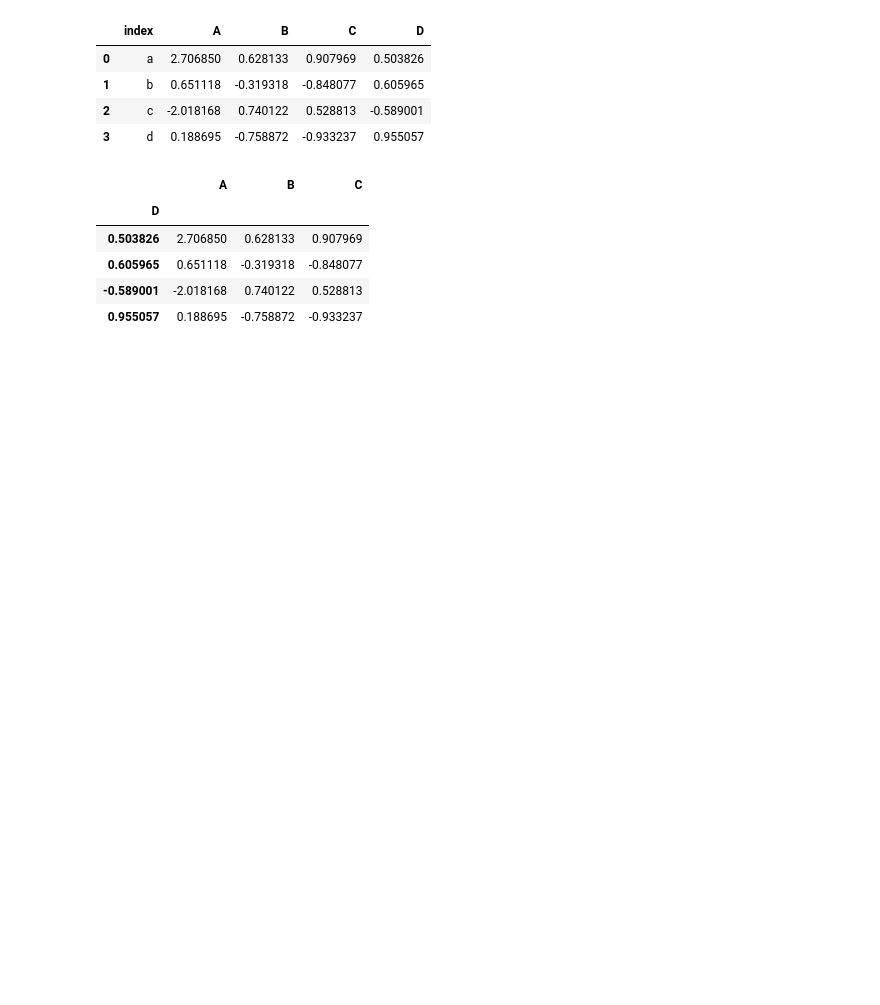
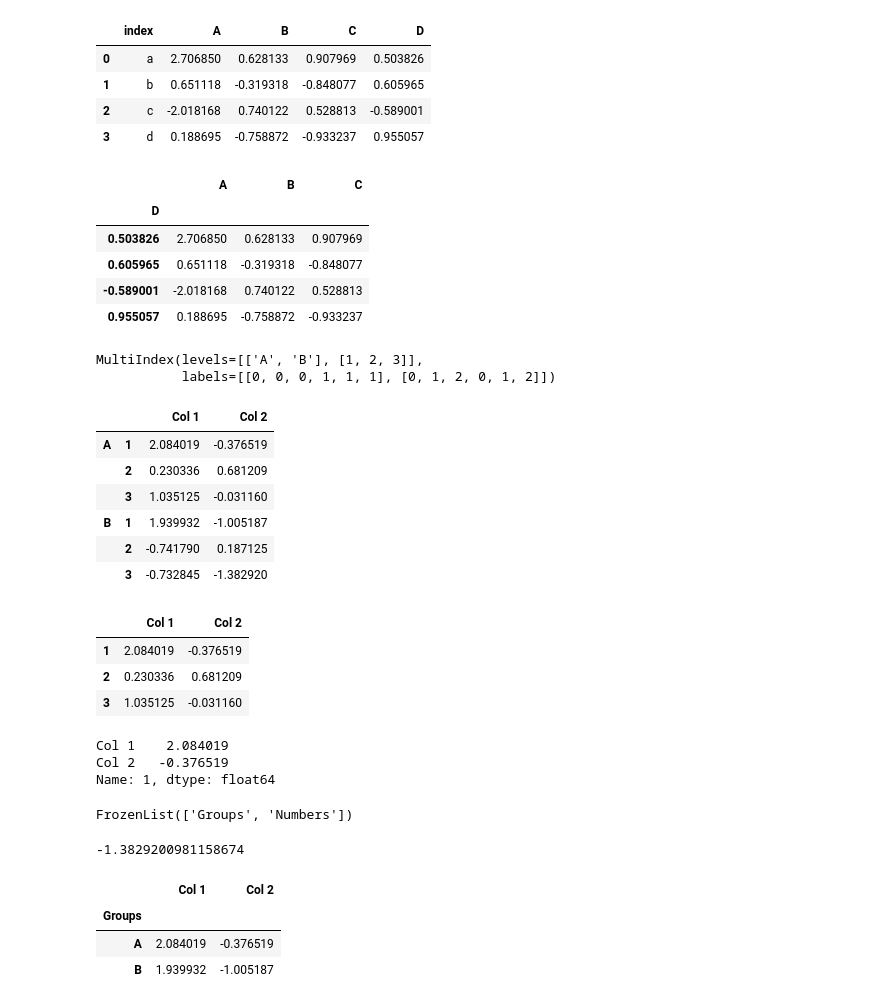
Before and after one commit to EgorFollia/Python_for_DataScience_and_MachineLearning, a Jupyter notebook: Pandas_DataAnalysis/Pandas_DataFrames.ipynb, the cells around one changed output. Drawn from its saved outputs; the diff is of its cells as text; code cells hidden in the pictures; blank space fills up the shorter version.

```diff
--- a/Pandas_DataAnalysis/Pandas_DataFrames.ipynb
+++ b/Pandas_DataAnalysis/Pandas_DataFrames.ipynb
@@ -222,3 +222,40 @@ df.set_index('D')
 | 0.605965 | 0.651118 | -0.319318 | -0.848077 |
 | -0.589001 | -2.018168 | 0.740122 | 0.528813 |
 | 0.955057 | 0.188695 | -0.758872 | -0.933237 |
+# %%
+ind_0 = ['A', 'A', 'A', 'B', 'B', 'B']
+ind_1 = [1, 2, 3, 1, 2, 3]
+# %%
+zipped = list(zip(ind_0, ind_1))
+# %%
+zipped = pd.MultiIndex.from_tuples(zipped)
+# %%
+zipped
+# %% [output]
+MultiIndex(levels=[['A', 'B'], [1, 2, 3]],
+           labels=[[0, 0, 0, 1, 1, 1], [0, 1, 2, 0, 1, 2]])
+# %%
+df = pd.DataFrame(np.random.randn(6,2), zipped, ['Col 1', 'Col 2'])
+# %%
+df
+# %% [output]
+|  |  | Col 1 | Col 2 |
+| A | 1 | 2.084019 | -0.376519 |
+|  | 2 | 0.230336 | 0.681209 |
+|  | 3 | 1.035125 | -0.031160 |
+| B | 1 | 1.939932 | -1.005187 |
+|  | 2 | -0.741790 | 0.187125 |
+|  | 3 | -0.732845 | -1.382920 |
+# %%
+df.loc['A']
+# %% [output]
+|  | Col 1 | Col 2 |
+| 1 | 2.084019 | -0.376519 |
+| 2 | 0.230336 | 0.681209 |
+| 3 | 1.035125 | -0.031160 |
+# %%
+df.loc['A'].loc[1]
+# %% [output]
+Col 1    2.084019
+Col 2   -0.376519
+Name: 1, dtype: float64
@@ -224,0 +264,15 @@ df.set_index('D')
+# %%
+df.index.names
+# %% [output]
+FrozenList(['Groups', 'Numbers'])
+# %%
+df.loc['B'].loc[3]['Col 2']
+# %% [output]
+-1.3829200981158674
+# %%
+df.xs(1, level = 'Numbers')
+# %% [output]
+|  | Col 1 | Col 2 |
+| Groups |  |  |
+| A | 2.084019 | -0.376519 |
+| B | 1.939932 | -1.005187 |
```
Also changed, not shown: parts of 2 cells of this notebook, 1 other file.
